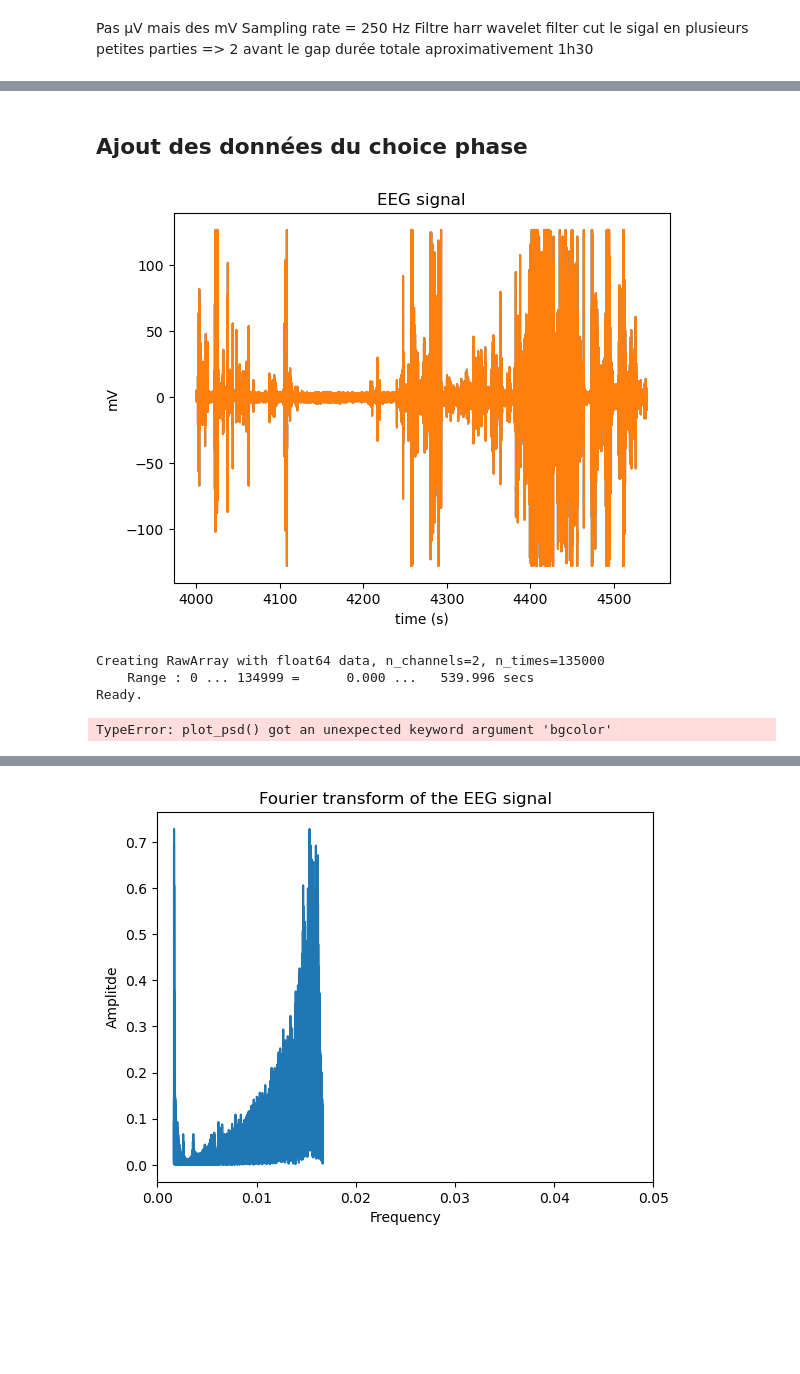
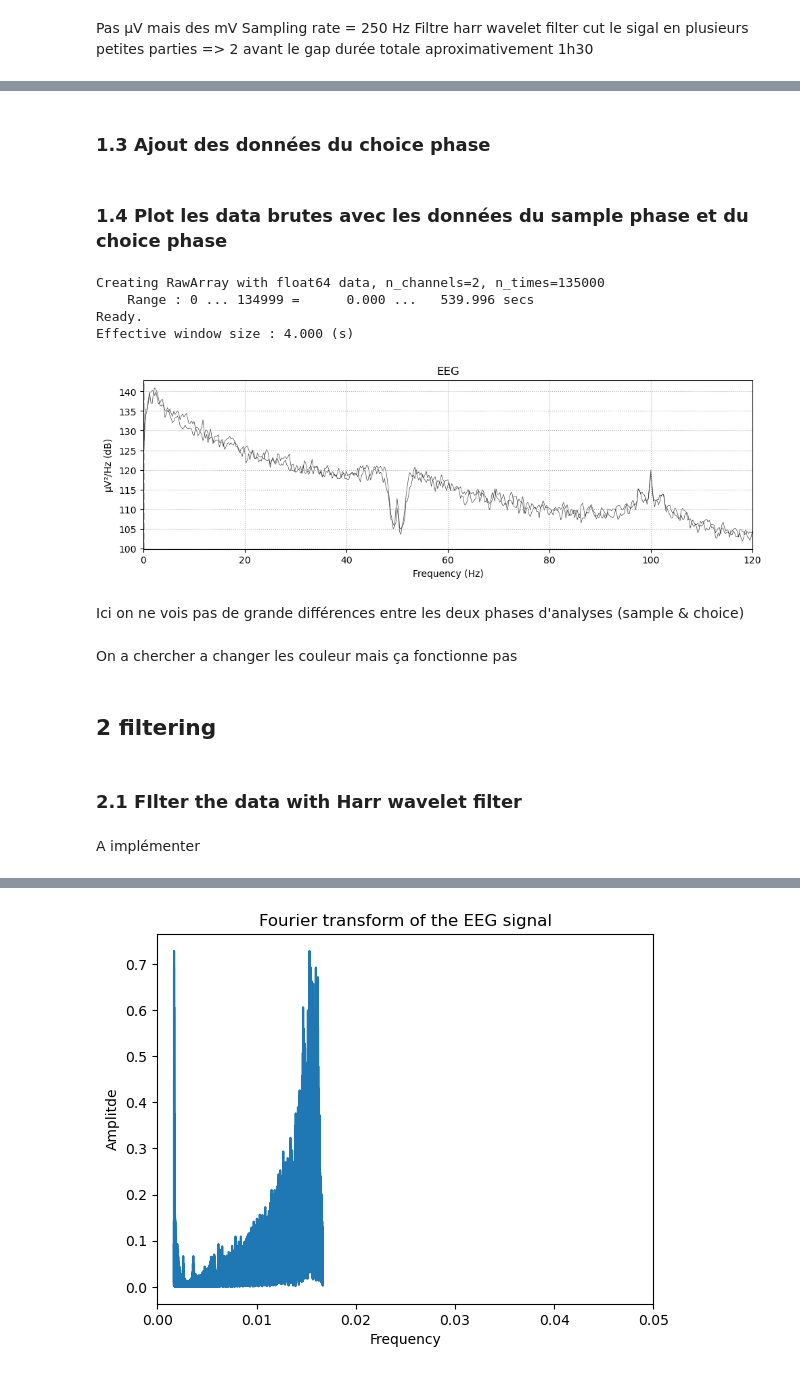
Before and after one commit to ChabCorp/LFP_IPMC, a Jupyter notebook: code/6_new_version.ipynb, the cells around one changed output, grey strips where cells are left out. Cells and saved outputs as stored; diff of their text form; code cells hidden in the pictures; blank space fills up the shorter version.

Commit message:
Nouvelle version avec réduction
Co-authored-by: Ynaij <Ynaij@users.noreply.github.com>

```diff
--- a/code/6_new_version.ipynb
+++ b/code/6_new_version.ipynb
@@ -64,30 +63,41 @@ Need more than one channel to make topography for eeg. Disabling interactivity.
 # %% [markdown]
-## Ajout des données du choice phase
+### 1.3 Ajout des données du choice phase
 # %%
-start = 4000 # in seconds
-end = 4540 # in seconds
+start = 5000 # in seconds
+end = 5540 # in seconds
 df_choice = pd.read_csv('../data/EEGArchi13mPFC.txt')
 df_choice = df_choice.iloc[int(start*sampling_rate):int(end*sampling_rate)]
 df_choice['time'] = df_choice.index * time
 df_choice.rename(columns={'0': 'mV'}, inplace=True)
-plt.plot(df_choice['time'], df_choice['mV'])
-plt.xlabel(f'time ({unit_time})')
-plt.ylabel('mV')
-plt.title('EEG signal')
-plt.show()
+# plt.plot(df_choice['time'], df_choice['mV'])
+# plt.xlabel(f'time ({unit_time})')
+# plt.ylabel('mV')
+# plt.title('EEG signal')
+# plt.show()
-# %% [output]
-[figure, removed]
+# %% [markdown]
+### 1.4 Plot les data brutes avec les données du sample phase et du choice phase
 # %%
 data = np.array([df['mV'], df_choice['mV']])
-info = mne.create_info(ch_names=['eeg']*2,
+info = mne.create_info(ch_names=['eeg 01',"eeg 02"],
                        ch_types=['eeg']*2,
                        sfreq=sampling_rate)
 
 simulated_raw = mne.io.RawArray(data, info)
-simulated_raw.plot_psd()
+simulated_raw.compute_psd(method ='auto', fmin=0, fmax=120, n_fft=1000).plot()
 # %% [output]
 Creating RawArray with float64 data, n_channels=2, n_times=135000
     Range : 0 ... 134999 =      0.000 ...   539.996 secs
 Ready.
+Effective window size : 4.000 (s)
-TypeError: plot_psd() got an unexpected keyword argument 'bgcolor'
+[figure, added]
+# %% [markdown]
+Ici on ne vois pas de grande différences entre les deux phases d'analyses (sample & choice)
+# %% [markdown]
+On a chercher a changer les couleur mais ça fonctionne pas
+# %% [markdown]
+## 2 filtering
+# %% [markdown]
+### 2.1 FIlter the data with Harr wavelet filter
+# %% [markdown]
+A implémenter
 # %% [markdown]
```
Also changed, not shown: parts of 18 cells of this notebook.
